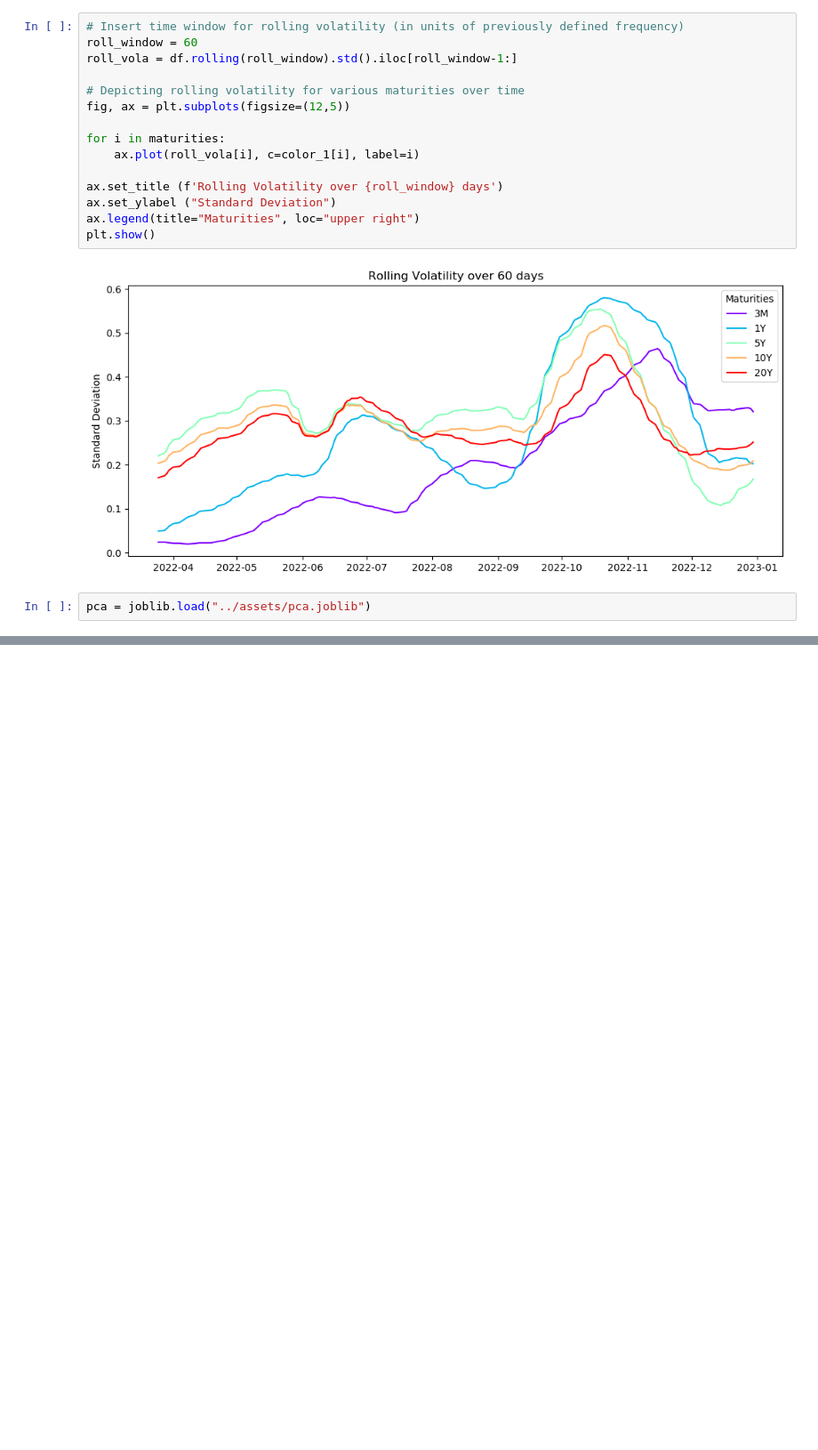
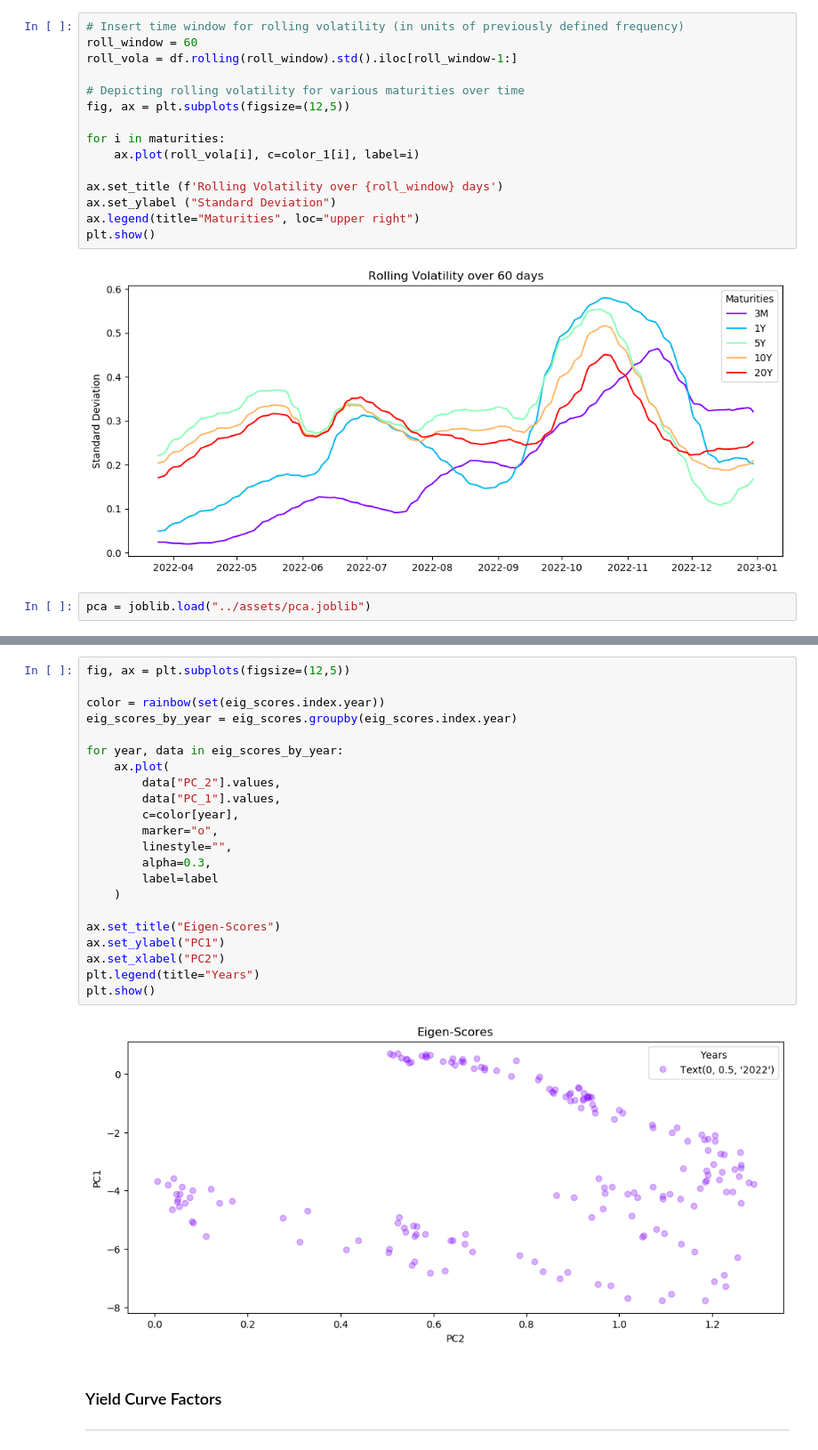
Before and after one commit to bernhard-pfann/pca-yield-curve-analytics, a Jupyter notebook: notebooks/analysis.ipynb, the cells around one changed output, grey strips where cells are left out. Shown at 89% size. Cells and saved outputs as stored; diff of their text form; blank space fills up the shorter version.

```diff
--- a/notebooks/analysis.ipynb
+++ b/notebooks/analysis.ipynb
@@ -139,0 +171,27 @@ NameError: name 'cm' is not defined
+# %%
+fig, ax = plt.subplots(figsize=(12,5))
+
+color = rainbow(set(eig_scores.index.year))
+eig_scores_by_year = eig_scores.groupby(eig_scores.index.year)
+
+for year, data in eig_scores_by_year:
+    ax.plot(
+        data["PC_2"].values,
+        data["PC_1"].values,
+        c=color[year],
+        marker="o",
+        linestyle="",
+        alpha=0.3,
+        label=label
+    )
+
+ax.set_title("Eigen-Scores")
+ax.set_ylabel("PC1")
+ax.set_xlabel("PC2")
+plt.legend(title="Years")
+plt.show()
+# %% [output]
+[figure, added]
+# %% [markdown]
+### Yield Curve Factors
+***
```
Also changed, not shown: parts of 15 cells of this notebook, 2 other files.
